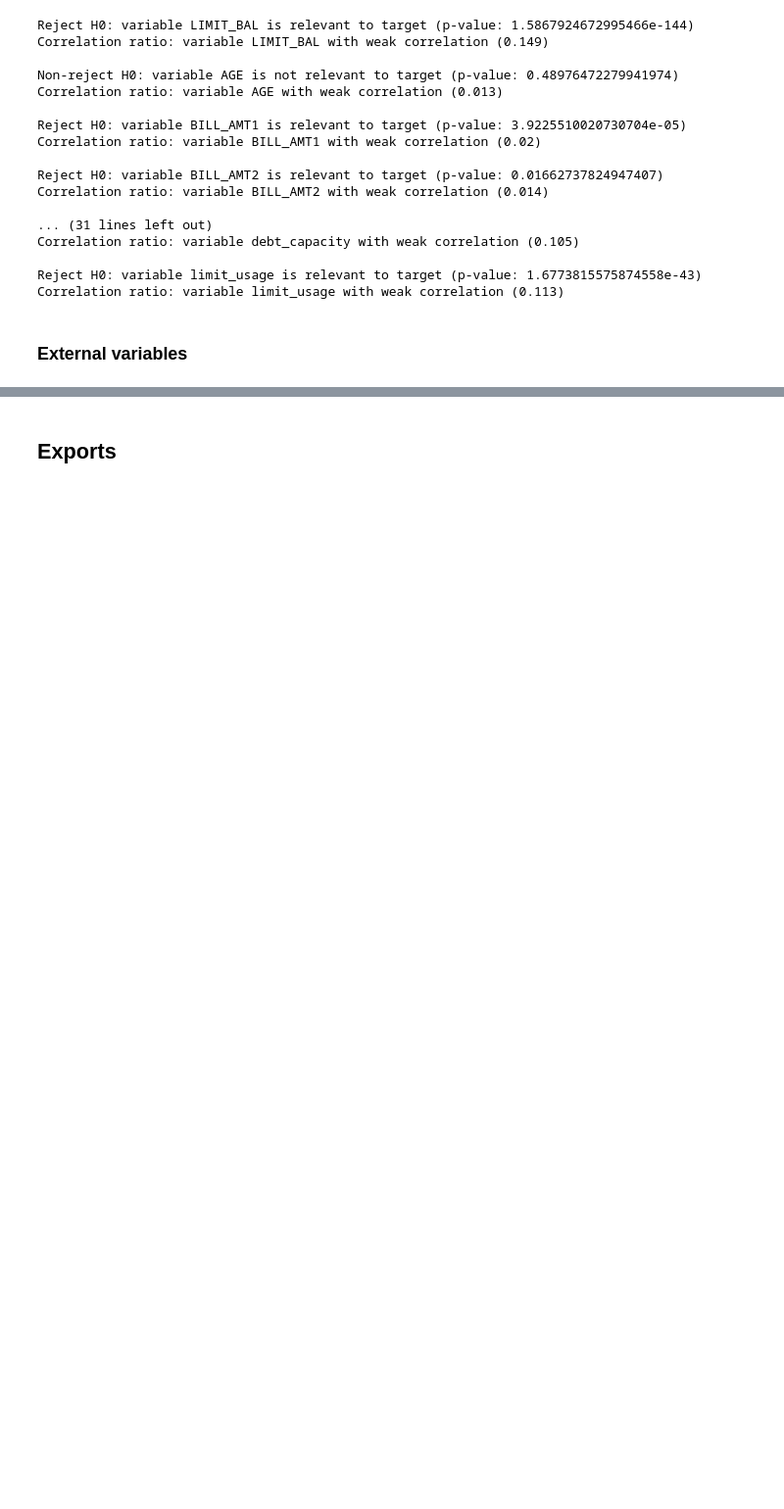
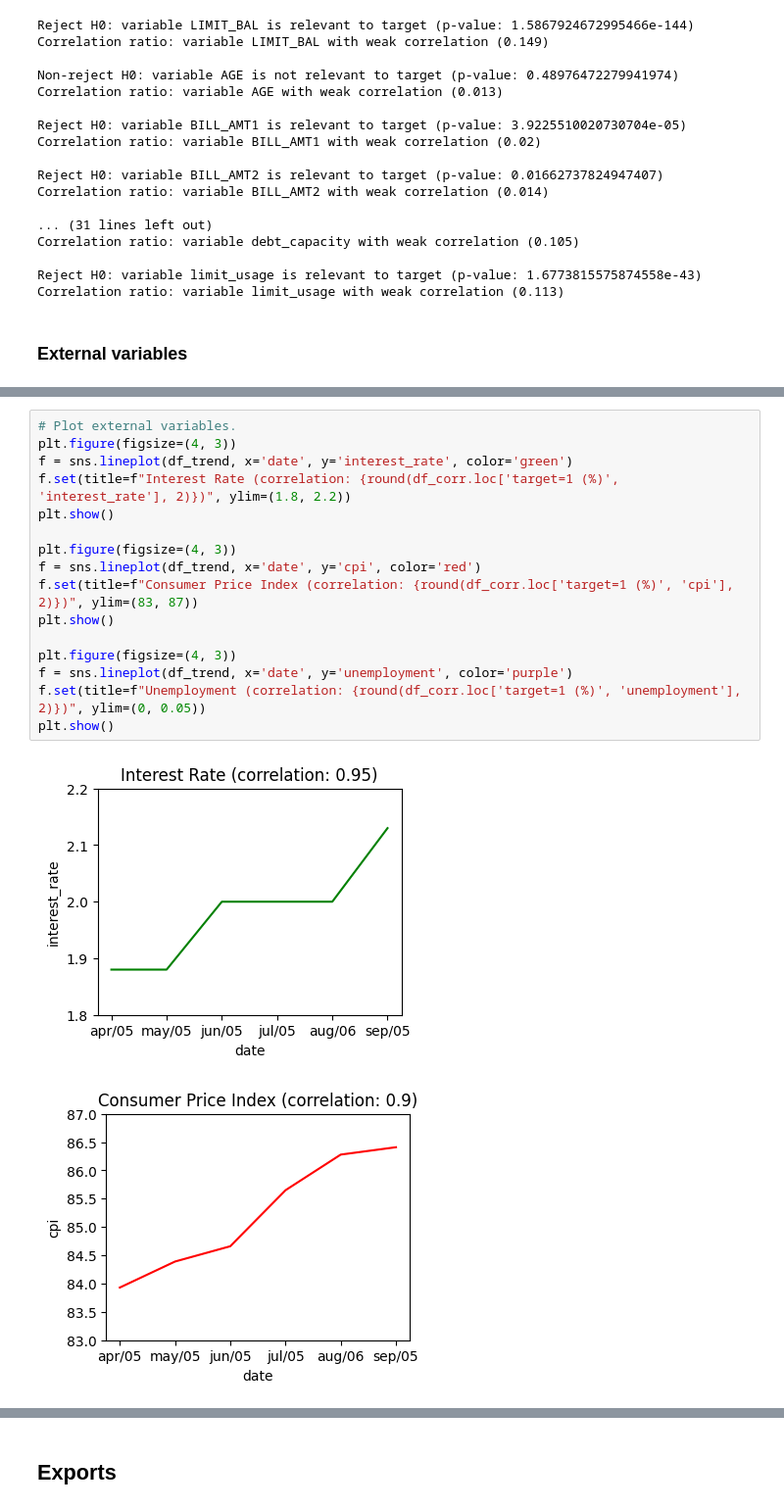
Before and after one commit to rknagao/uci_default_credit_card, a Jupyter notebook: eda.ipynb, the cells around one changed output, grey strips where cells are left out. Shown at 98% size. Drawn from its saved outputs; the diff is of its cells as text; blank space fills up the shorter version.

```diff
--- a/eda.ipynb
+++ b/eda.ipynb
@@ -959,0 +1016,19 @@ f.set(title='Comparison of diverse trends', ylim=(0, 1))
+# %%
+# Plot external variables.
+plt.figure(figsize=(4, 3))
+f = sns.lineplot(df_trend, x='date', y='interest_rate', color='green')
+f.set(title=f"Interest Rate (correlation: {round(df_corr.loc['target=1 (%)', 'interest_rate'], 2)})", ylim=(1.8, 2.2))
+plt.show()
+
+plt.figure(figsize=(4, 3))
+f = sns.lineplot(df_trend, x='date', y='cpi', color='red')
+f.set(title=f"Consumer Price Index (correlation: {round(df_corr.loc['target=1 (%)', 'cpi'], 2)})", ylim=(83, 87))
+plt.show()
+
+plt.figure(figsize=(4, 3))
+f = sns.lineplot(df_trend, x='date', y='unemployment', color='purple')
+f.set(title=f"Unemployment (correlation: {round(df_corr.loc['target=1 (%)', 'unemployment'], 2)})", ylim=(0, 0.05))
+plt.show()
+# %% [output]
+[figure, added]
+[figure, added]
```
Also changed, not shown: parts of 51 cells of this notebook, 3 other files.
